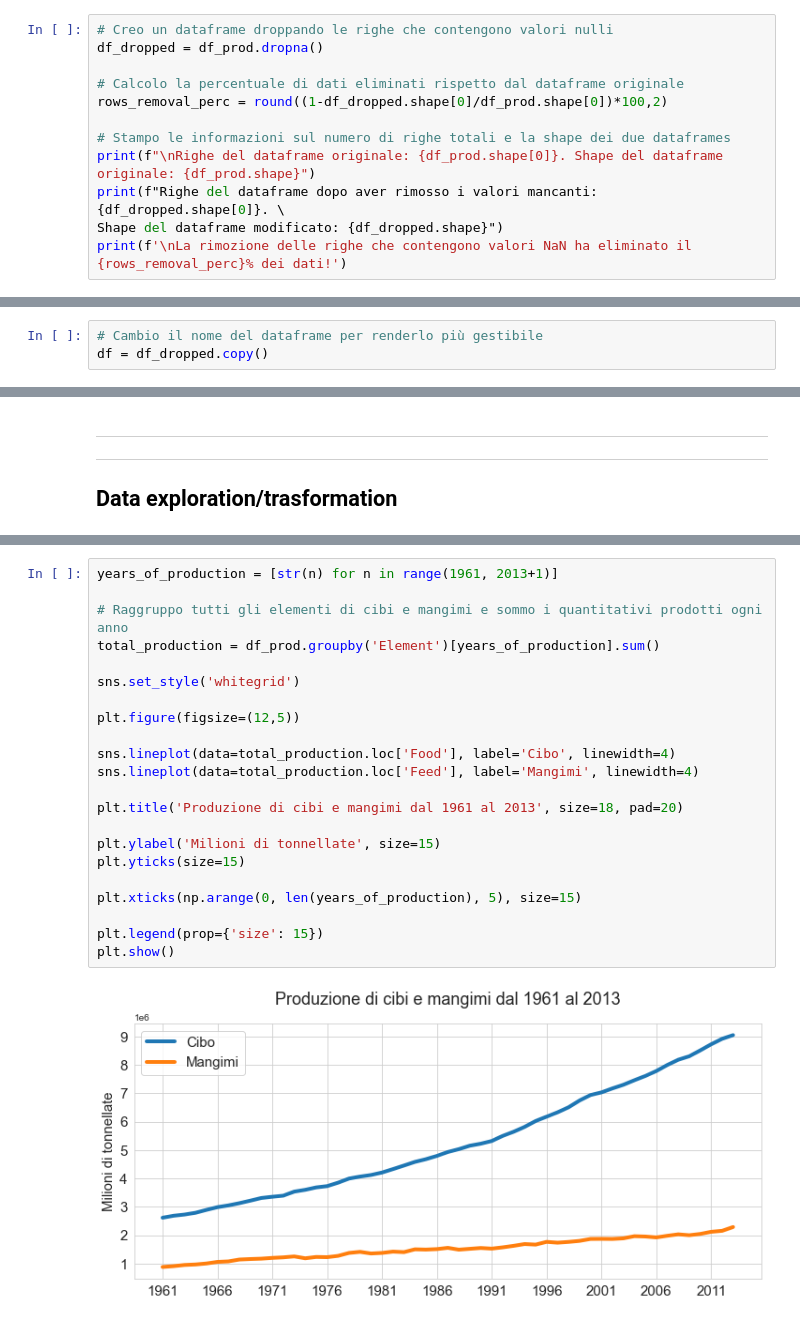
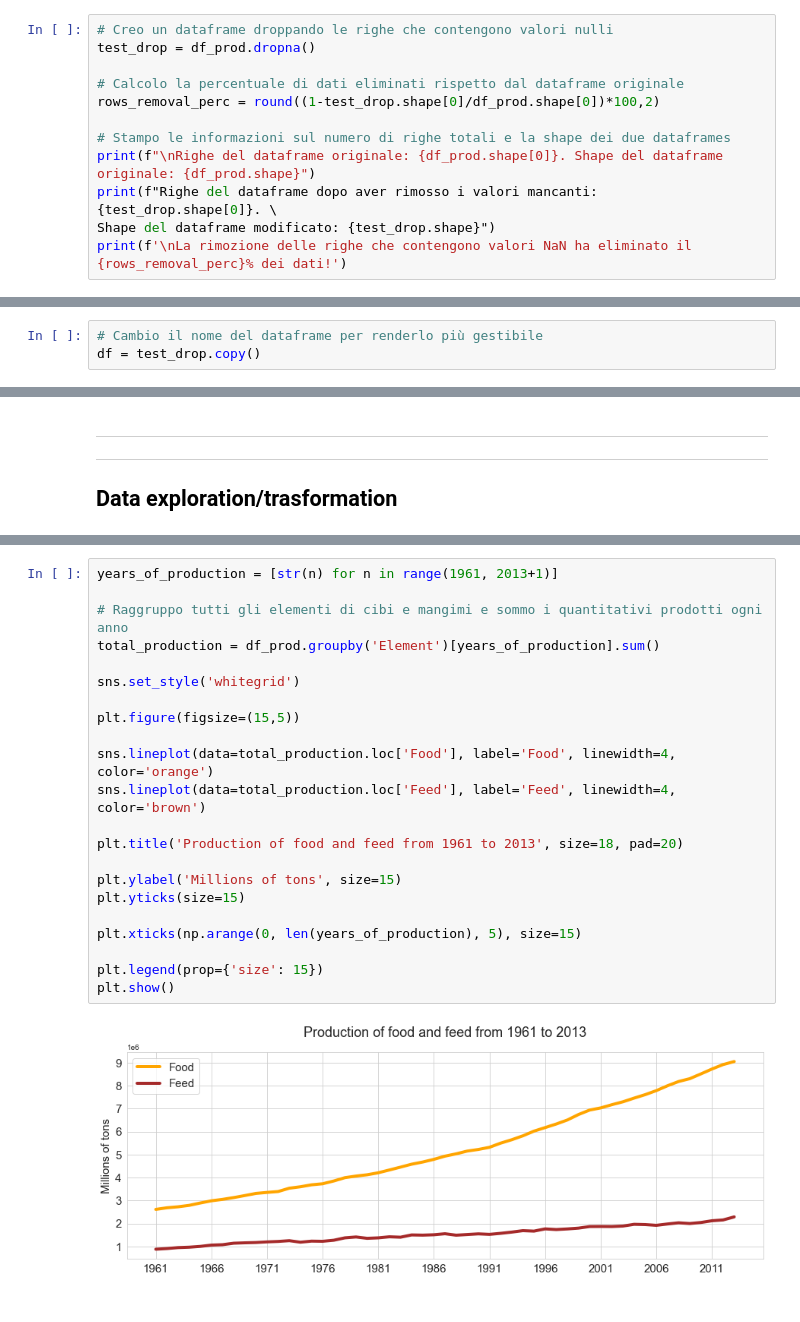
Before and after one commit to TheHextech/start2impact, a Jupyter notebook: Data_Science/Food_Project_DataVisualization_DataManipulation/EmanueleImmesiDataVis.ipynb, the cells around one changed output, grey strips where cells are left out. Drawn from its saved outputs; the diff is of its cells as text.

Commit message:
Going throught Data exploration and manipulation. Made some notes for further plotly use.

```diff
--- a/Data_Science/Food_Project_DataVisualization_DataManipulation/EmanueleImmesiDataVis.ipynb
+++ b/Data_Science/Food_Project_DataVisualization_DataManipulation/EmanueleImmesiDataVis.ipynb
@@ -201,15 +202,15 @@ Questo risultato **è in linea con la documentazione** del dataset, giustificand
 **È conveniente** eliminare dal dataframe le righe che contengono valori nulli, oppure si rischia di perdere un numero **eccessivo** di informazioni?
 # %%
 # Creo un dataframe droppando le righe che contengono valori nulli
-df_dropped = df_prod.dropna()
+test_drop = df_prod.dropna()
 
 # Calcolo la percentuale di dati eliminati rispetto dal dataframe originale
-rows_removal_perc = round((1-df_dropped.shape[0]/df_prod.shape[0])*100,2)
+rows_removal_perc = round((1-test_drop.shape[0]/df_prod.shape[0])*100,2)
 
 # Stampo le informazioni sul numero di righe totali e la shape dei due dataframes
 print(f"\nRighe del dataframe originale: {df_prod.shape[0]}. Shape del dataframe originale: {df_prod.shape}")
-print(f"Righe del dataframe dopo aver rimosso i valori mancanti: {df_dropped.shape[0]}. \
-Shape del dataframe modificato: {df_dropped.shape}")
+print(f"Righe del dataframe dopo aver rimosso i valori mancanti: {test_drop.shape[0]}. \
+Shape del dataframe modificato: {test_drop.shape}")
 print(f'\nLa rimozione delle righe che contengono valori NaN ha eliminato il {rows_removal_perc}% dei dati!')
 # %% [output]
 Righe del dataframe originale: 21477. Shape del dataframe originale: (21477, 63)
@@ -226,7 +227,7 @@ Avrei anche potuto sostituire i valori NaN con 0 tramite *fillna()*. Tuttavia, v
 Questa procedura sarà fondamentale per garantire che i nomi dei paesi non siano presenti come duplicati o formattati in maniera impropria.
 # %%
 # Cambio il nome del dataframe per renderlo più gestibile
-df = df_dropped.copy()
+df = test_drop.copy()
 # %%
 # Creo una serie per vedere se alcune etichette di 'Area Abbreviation' sono state utilizzate per più di un paese
 find_duplicates = df.groupby('Area Abbreviation')['Area'].nunique()
@@ -784,24 +784,24 @@ Come è variata nel tempo la produzione di tutti i beni che riguardano i cibi e
 # %%
 years_of_production = [str(n) for n in range(1961, 2013+1)]
 
 # Raggruppo tutti gli elementi di cibi e mangimi e sommo i quantitativi prodotti ogni anno
 total_production = df_prod.groupby('Element')[years_of_production].sum()
 
 sns.set_style('whitegrid')
 
-plt.figure(figsize=(12,5))
+plt.figure(figsize=(15,5))
 
-sns.lineplot(data=total_production.loc['Food'], label='Cibo', linewidth=4)
-sns.lineplot(data=total_production.loc['Feed'], label='Mangimi', linewidth=4)
+sns.lineplot(data=total_production.loc['Food'], label='Food', linewidth=4, color='orange')
+sns.lineplot(data=total_production.loc['Feed'], label='Feed', linewidth=4, color='brown')
 
-plt.title('Produzione di cibi e mangimi dal 1961 al 2013', size=18, pad=20)
+plt.title('Production of food and feed from 1961 to 2013', size=18, pad=20)
 
-plt.ylabel('Milioni di tonnellate', size=15)
+plt.ylabel('Millions of tons', size=15)
 plt.yticks(size=15)
 
 plt.xticks(np.arange(0, len(years_of_production), 5), size=15)
 
 plt.legend(prop={'size': 15})
 plt.show()
 # %% [output]
-[figure, old version]
+[figure, new version]
```
Also changed, not shown: parts of 31 cells of this notebook.
